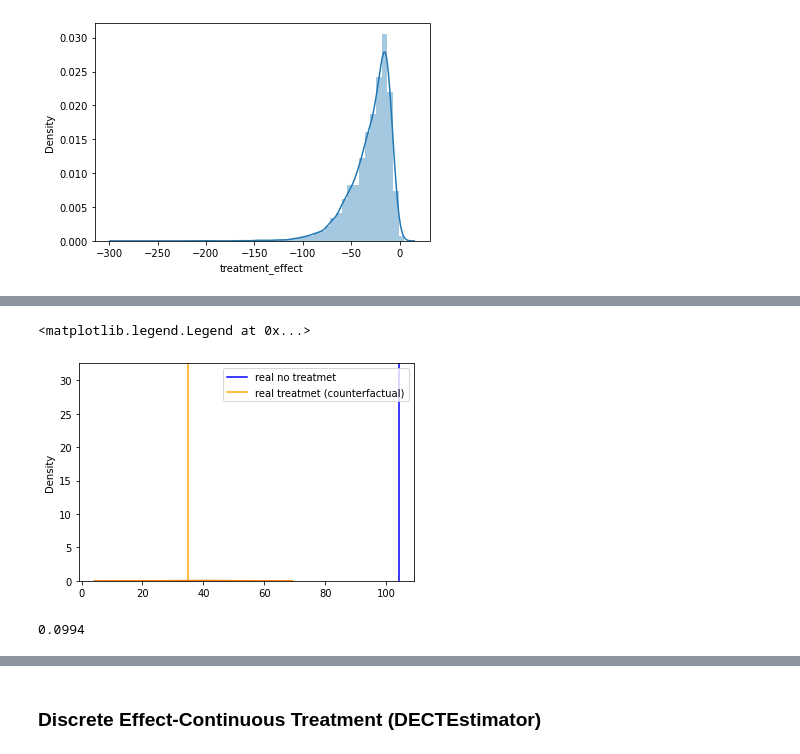
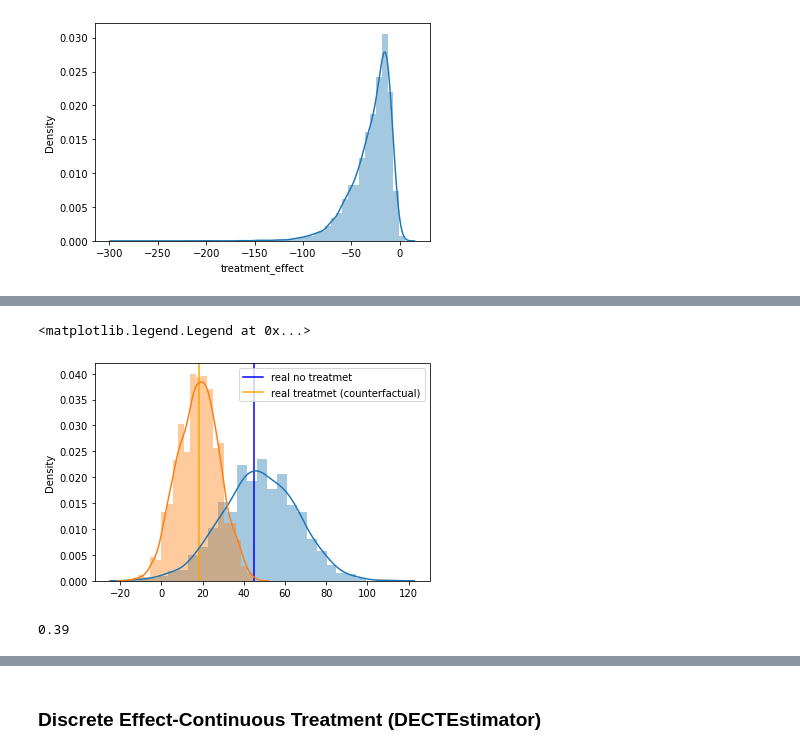
Before and after one commit to AlanGanem/fkausality, a Jupyter notebook: notebooks_dev/estimators.ipynb, the cells around one changed output, grey strips where cells are left out. Cells and saved outputs as stored; diff of their text form; code cells hidden in the pictures.

```diff
--- a/notebooks_dev/estimators.ipynb
+++ b/notebooks_dev/estimators.ipynb
@@ -310,7 +348,7 @@ class CEDTEstimator(_FKEstimator):
         return sampled_dfs
 
 
-    def outcomes(
+    def potential_outcomes(
         self,
         X = None,
         n_neighbors = None,
@@ -351,7 +389,7 @@ class CEDTEstimator(_FKEstimator):
 
     ):
 
-        outcomes = self.outcomes(
+        outcomes = self.potential_outcomes(
             X = X,
             n_neighbors = n_neighbors,
             precomputed_neighbors = precomputed_neighbors,
@@ -454,7 +492,7 @@ y = df_obs[yc]
 # %%
 from sklearn.ensemble import RandomForestRegressor, RandomForestClassifier, ExtraTreesClassifier, ExtraTreesRegressor, GradientBoostingClassifier
 
-tree_estim = RandomForestClassifier(n_estimators = 100, min_samples_leaf = 10)
+tree_estim = RandomForestClassifier(n_estimators = 100, min_samples_leaf = 10, criterion = 'entropy')
 estim = CEDTEstimator(tree_estim, n_neighbors = 100, n_jobs = None).fit(X, y = y, T = T, save_values = df_obs)
 # %%
 alpha = 1
@@ -485,18 +523,18 @@ plt.legend()
 # %%
-outcomes = estim.outcomes(X.iloc[i:i+10].values, n_neighbors = 1000, alpha = alpha).loc[0]
+outcomes = estim.potential_outcomes(X.iloc[i:i+10].values, n_neighbors = 1000, alpha = alpha).loc[0]
 
 plt.axvline(nt_recovery, color = 'b', label = f'real no treatmet{t_text}')
 plt.axvline(t_recovery, color = 'orange', label = f'real treatmet{nt_text}')
 
 treated_dist = np.random.normal(outcomes.loc[1,'mean'], outcomes.loc[1,'variance']**(1/2), size = 1000)
 untreated_dist = np.random.normal(outcomes.loc[0,'mean'], outcomes.loc[0,'variance']**(1/2), size = 1000)
 
 sns.distplot(untreated_dist)
 sns.distplot(treated_dist)
 plt.legend()
 # %% [output]
 <matplotlib.legend.Legend at 0x...>
-[figure, old version]
+[figure, new version]
 # %%
 effect_col = 'treatment_effect'
 n_estimations = 5_000
@@ -525,11 +564,11 @@ def baesyan_bootstrap(samples, n_bootstraped_samples):
     return (likelihoods*samples.reshape(1,-1)).sum(axis = 1)
 
 #mask of valid estimands
-msk = (true_effects['estimated_treatment_effect'].notna() & true_effects['estimated_treatment_variance'].notna() & (true_effects['estimated_treatment_variance'].abs() < np.inf)).values
+msk = (true_effects['estimated_treatment_effect'].notna() & true_effects['estimated_treatment_variance'].notna()).values
 
 mixture = PointwiseMixture().fit(true_effects['estimated_treatment_effect'].values[msk], true_effects['estimated_treatment_variance'].values[msk]**(1/2))
 samples_mixture = mixture.sample(10000).flatten()
 samples = true_effects['estimated_treatment_effect'][msk]
 print(msk.mean())
 # %% [output]
-0.0994
+0.39
```
Also changed, not shown: parts of 20 cells of this notebook, 6 other files.
